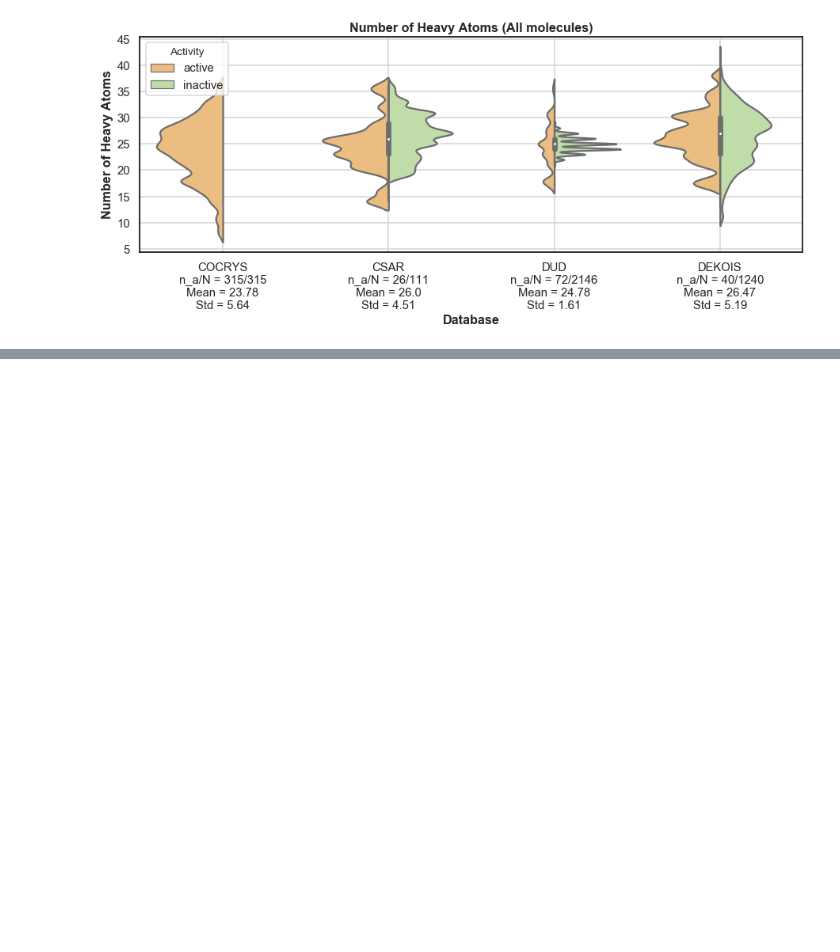
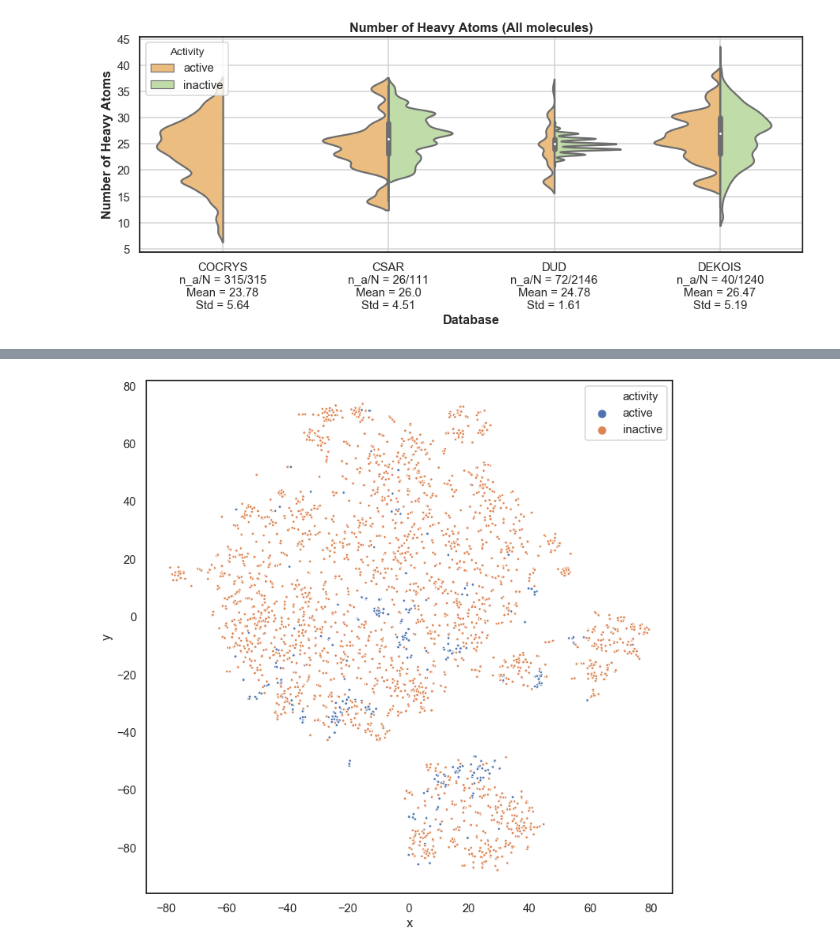
Before and after one commit to jRicciL/CDK2_notebooks, a Jupyter notebook: 2_Docking_analysis/3_Comparing_molecules_among_datasets.ipynb, the cells around one changed output, grey strips where cells are left out. Drawn from its saved outputs; the diff is of its cells as text; code cells hidden in the pictures; blank space fills up the shorter version.

Commit message:
tSNE generated using MACCS Keys

```diff
--- a/2_Docking_analysis/3_Comparing_molecules_among_datasets.ipynb
+++ b/2_Docking_analysis/3_Comparing_molecules_among_datasets.ipynb
@@ -70,0 +172,23 @@ violin_plot_helper('num_rot', lig_datasets,
+# %%
+# Get the active/inactive array
+actives_ = []
+databases_ = []
+for name, dataset in lig_datasets.items():
+    actives_ = actives_ + dataset['Activity'].to_list()
+    databases_ = databases_ + ([name] * len(dataset['Activity']))
+activity_array = np.array(actives_)
+databases_array = np.array(databases_)
+
+# Get the number of molecules
+n_molecuels = len(actives_array)
+# %%
+%%time
+# Extrac the fingerprint values
+fp_array = np.zeros(167)
+for dataset in lig_datasets.values():
+    # molecular weight
+    i_array = np.array([np.array(fp) for fp in dataset['fps_maccs']])
+    fp_array = np.vstack((fp_array, i_array))
+# Delet the first row used to initialize the array
+fp_array = np.delete(fp_array, obj=0, axis=0)
+fp_array.shape
@@ -70,0 +199,15 @@ violin_plot_helper('num_rot', lig_datasets,
+# %%
+%%time
+from sklearn.manifold import TSNE
+
+tsne = TSNE().fit_transform(fp_array)
+# %%
+# Create a dataframe for plotling
+tsne_df = pd.DataFrame({'x': tsne[:,0], 'y': tsne[:,1],
+             'activity': activity_array, 'database': databases_array})
+# %%
+plt.figure(figsize=(12,12))
+sns.scatterplot(data = tsne_df, x = 'x', y = 'y', hue='activity', s = 12)
+plt.show()
+# %% [output]
+[figure, added]
```
Also changed, not shown: parts of 22 cells of this notebook.
